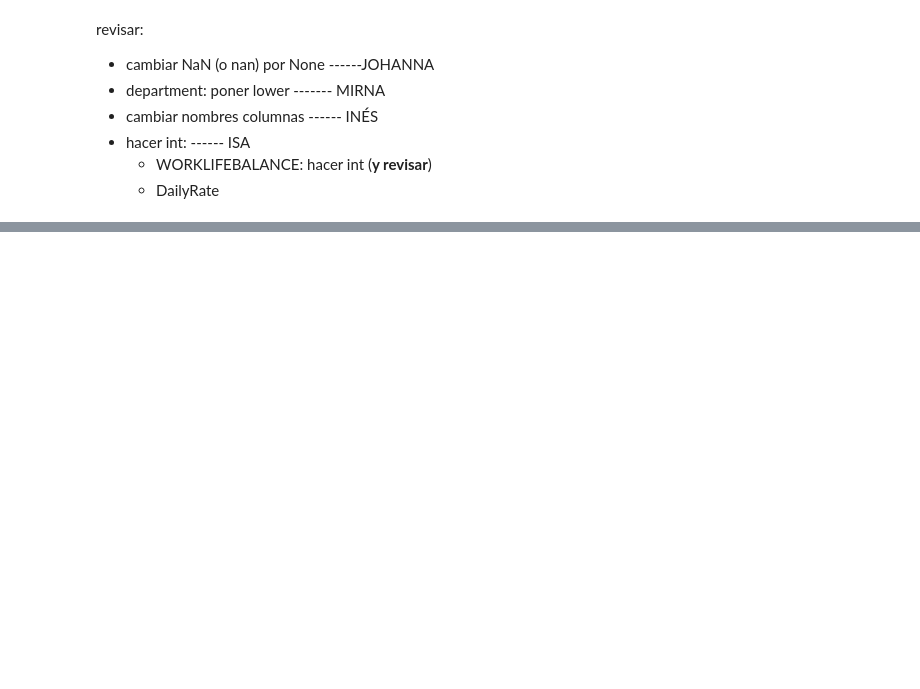
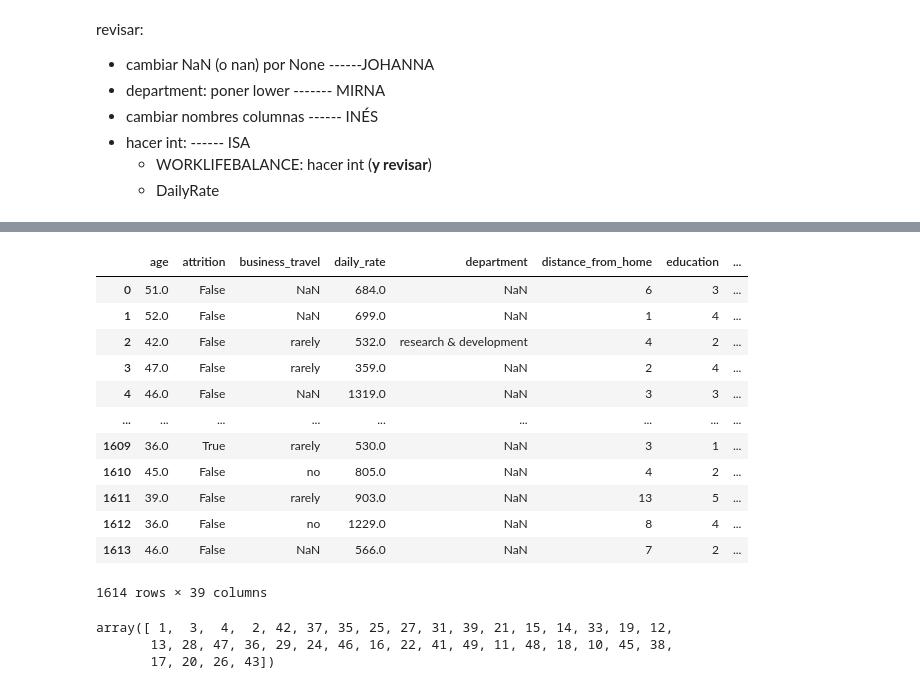
Before and after one commit to icorreald/proyecto-da-promo-G-modulo-3-team-3, a Jupyter notebook: notebooks-trabajo/joha.ipynb, the cells around one changed output, grey strips where cells are left out. Saved outputs shown, nothing was run; the diff lists cells and outputs as text; code cells hidden in the pictures; blank space fills up the shorter version.

```diff
--- a/notebooks-trabajo/joha.ipynb
+++ b/notebooks-trabajo/joha.ipynb
@@ -279,0 +558,26 @@ revisar:
+# %%
+df
+# %% [output]
+|  | age | attrition | business_travel | daily_rate | department | distance_from_home | education | ... |
+| 0 | 51.0 | False | NaN | 684.0 | NaN | 6 | 3 | ... |
+| 1 | 52.0 | False | NaN | 699.0 | NaN | 1 | 4 | ... |
+| 2 | 42.0 | False | rarely | 532.0 | research & development | 4 | 2 | ... |
+| 3 | 47.0 | False | rarely | 359.0 | NaN | 2 | 4 | ... |
+| 4 | 46.0 | False | NaN | 1319.0 | NaN | 3 | 3 | ... |
+| ... | ... | ... | ... | ... | ... | ... | ... | ... |
+| 1609 | 36.0 | True | rarely | 530.0 | NaN | 3 | 1 | ... |
+| 1610 | 45.0 | False | no | 805.0 | NaN | 4 | 2 | ... |
+| 1611 | 39.0 | False | rarely | 903.0 | NaN | 13 | 5 | ... |
+| 1612 | 36.0 | False | no | 1229.0 | NaN | 8 | 4 | ... |
+| 1613 | 46.0 | False | NaN | 566.0 | NaN | 7 | 2 | ... |
+1614 rows × 39 columns
+# %%
+# environment_satisfaction Nivel de satisfacción del empleado en relación con su entorno de trabajo. Con valores que estan comprendidos entre el 1 y el 4, siendo el 4 el nivel de máxima satisfacción. SE SALEN DEL TOPE.
+# Tipo int, Nulos 0 , resto : [ 1,  3,  4,  2, 42, 37, 35, 25, 27, 31, 39, 21, 15, 14, 33, 19, 12,
+    #    13, 28, 47, 36, 29, 24, 46, 16, 22, 41, 49, 11, 48, 18, 10, 45, 38,
+    #    17, 20, 26, 43])
+df["environment_satisfaction"].unique()
+# %% [output]
+array([ 1,  3,  4,  2, 42, 37, 35, 25, 27, 31, 39, 21, 15, 14, 33, 19, 12,
+       13, 28, 47, 36, 29, 24, 46, 16, 22, 41, 49, 11, 48, 18, 10, 45, 38,
+       17, 20, 26, 43])
```
Also changed, not shown: parts of 45 cells of this notebook.
